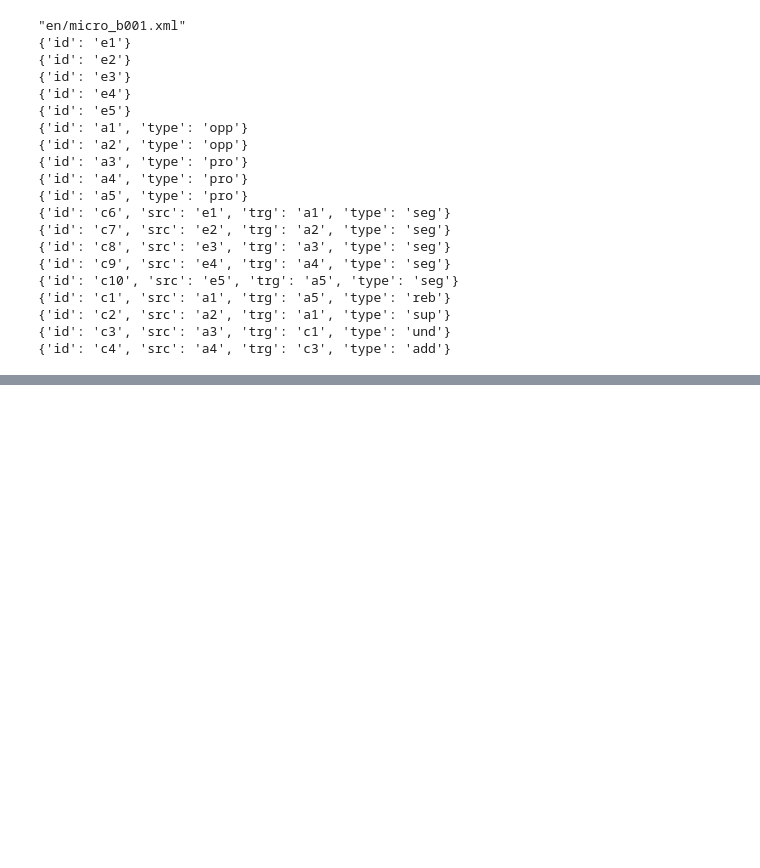
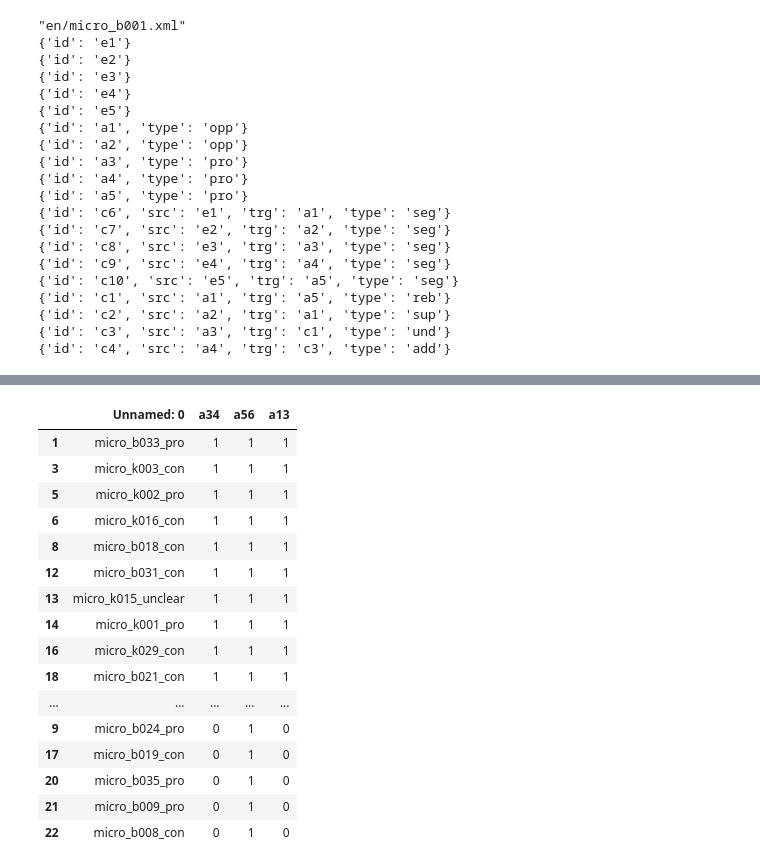
Before and after one commit to MisterNicoLarson/Data-Mining-Ze-Return, a Jupyter notebook: Script_ARGT.ipynb, the cells around one changed output, grey strips where cells are left out. Cells and saved outputs as stored; diff of their text form; code cells hidden in the pictures; blank space fills up the shorter version.

```diff
--- a/Script_ARGT.ipynb
+++ b/Script_ARGT.ipynb
@@ -123,0 +262,11 @@ for elt in tree.getroot().getchildren():
+# %%
+regle3 = rules_list_annot[2]
+liste = []
+for elt in regle3:
+    for sub in elt[1]:
+        liste.append(sub)
+
+liste.insert(0,'Unnamed: 0')
+df = df_arg_context_glob[liste]
+df = df.sort_values(by = liste[1:],ascending = False)
+df.head(60)
@@ -123,0 +291,29 @@ for elt in tree.getroot().getchildren():
+# %%
+regle4 = rules_list_annot[3]
+liste = []
+for elt in regle4:
+    for sub in elt[1]:
+        liste.append(sub)
+
+liste.insert(0,'Unnamed: 0')
+df = df_arg_context_glob[liste]
+df = df.sort_values(by = liste[1:],ascending = False)
+df.head(60)
+# %% [output]
+|  | Unnamed: 0 | a34 | a56 | a13 |
+| 1 | micro_b033_pro | 1 | 1 | 1 |
+| 3 | micro_k003_con | 1 | 1 | 1 |
+| 5 | micro_k002_pro | 1 | 1 | 1 |
+| 6 | micro_k016_con | 1 | 1 | 1 |
+| 8 | micro_b018_con | 1 | 1 | 1 |
+| 12 | micro_b031_con | 1 | 1 | 1 |
+| 13 | micro_k015_unclear | 1 | 1 | 1 |
+| 14 | micro_k001_pro | 1 | 1 | 1 |
+| 16 | micro_k029_con | 1 | 1 | 1 |
+| 18 | micro_b021_con | 1 | 1 | 1 |
+| ... | ... | ... | ... | ... |
+| 9 | micro_b024_pro | 0 | 1 | 0 |
+| 17 | micro_b019_con | 0 | 1 | 0 |
+| 20 | micro_b035_pro | 0 | 1 | 0 |
+| 21 | micro_b009_pro | 0 | 1 | 0 |
+| 22 | micro_b008_con | 0 | 1 | 0 |
```
Also changed, not shown: parts of 10 cells of this notebook.
